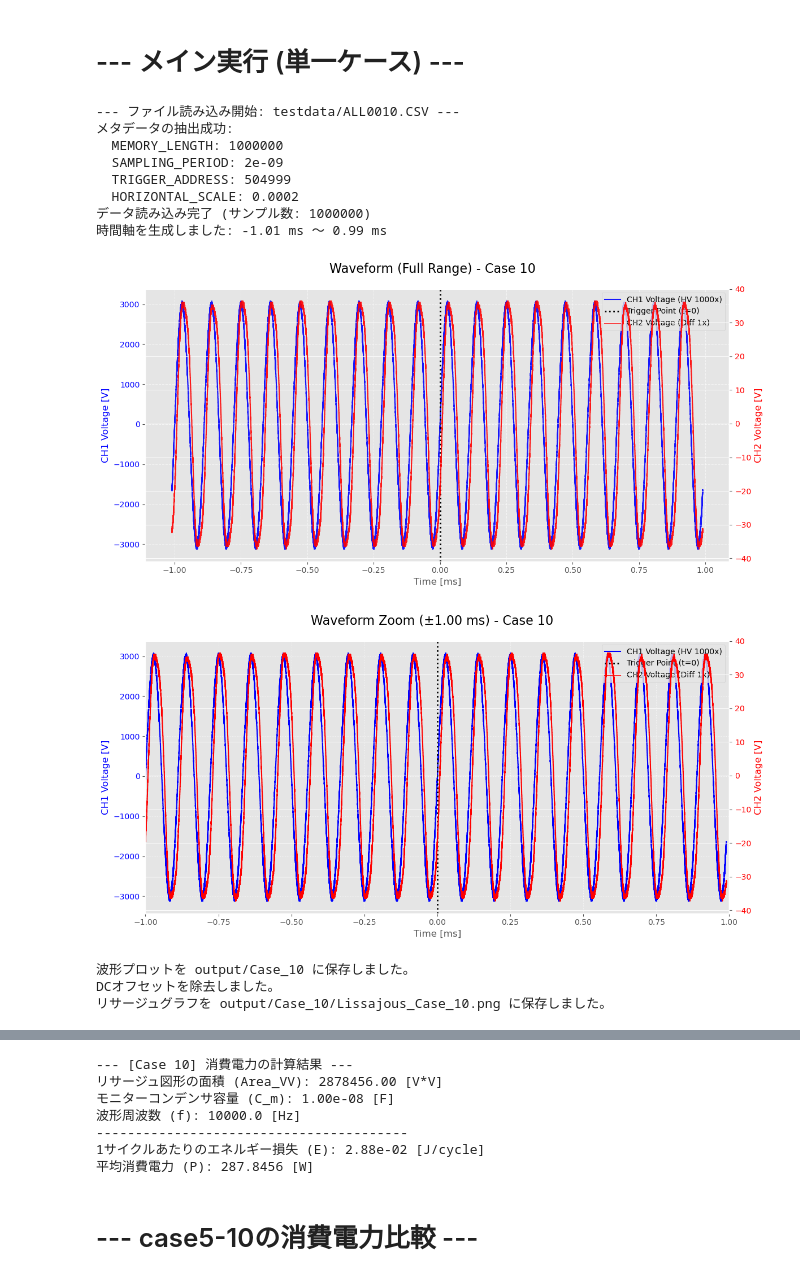
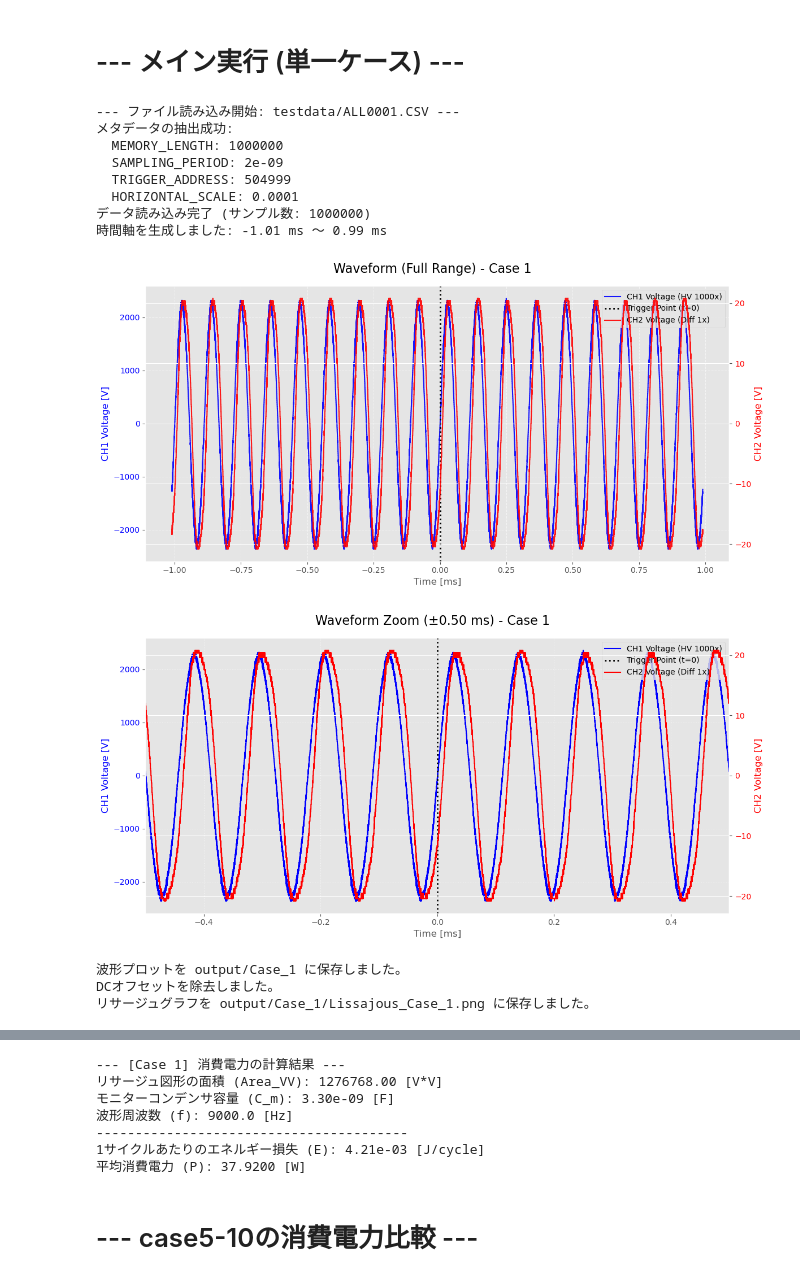
Before and after one commit to meso1007/Jupyter-VQ-Analysis, a Jupyter notebook: vq_analysis.ipynb, the cells around one changed output, grey strips where cells are left out. Drawn from its saved outputs; the diff is of its cells as text; code cells hidden in the pictures.

```diff
--- a/vq_analysis.ipynb
+++ b/vq_analysis.ipynb
@@ -22,13 +22,16 @@ print("ライブラリのインポート完了。")
 # 保存先フォルダ名
 OUTPUT_DIR = 'output'
 
-caseNum = 10
-
 # モニターコンデンサの容量 [F]
-C_m_Farad = 10E-9  # 例: 10 nF (10 * 10^-9 F)
+C_m_Farad = 3300E-12    # 3300[pF]
 
 # 波形の周波数 [Hz] 電源の周波数
 f_Hz = 9000.0
+
+# ★★★ 追加 ★★★
+# デバイスの長さ [m] (W/m の計算用)
+# 9.81 cm = 0.0981 m
+device_length_meters = 0.0981
 
 #保存先
 FILENAME_TEMPLATE = 'testdata/ALL{caseNum:04d}.CSV'
@@ -46,6 +49,9 @@ if not os.path.exists(OUTPUT_DIR):
 ### CSVファイルからメタデータと電圧データを読み込む関数
 # %%
 def load_data_and_metadata(filename):
+    """
+    CSVファイルからメタデータと電圧データを読み込む関数 (修正版)
+    """
     print(f"--- ファイル読み込み開始: {filename} ---")
 
     # 1. メタデータの自動抽出
@@ -63,12 +69,18 @@ def load_data_and_metadata(filename):
                 if key in keys_to_extract and key not in metadata:
                     metadata[key] = row[1]
 
+        # 必要なキーが揃っているかチェック
+        for key in keys_to_extract:
+            if key not in metadata:
+                # 必要なキーが見つからなかった場合、KeyErrorを発生させる
+                raise KeyError(f"必要なキー '{key}' がヘッダーに見つかりません。")
+
         # 2. メタデータの型変換
         meta_typed = {
-            'MEMORY_LENGTH(レコード長)': int(metadata['Memory Length']),
-            'SAMPLING_PERIOD(時間間隔)': float(metadata['Sampling Period']),
-            'TRIGGER_ADDRESS(トリガーアドレス)': int(metadata['Trigger Address']),
-            'HORIZONTAL_SCALE(水平スケール)': float(metadata['Horizontal Scale'])
+            'MEMORY_LENGTH': int(metadata['Memory Length']),
+            'SAMPLING_PERIOD': float(metadata['Sampling Period']),
+            'TRIGGER_ADDRESS': int(metadata['Trigger Address']),
+            'HORIZONTAL_SCALE': float(metadata['Horizontal Scale'])
         }
         print("メタデータの抽出成功:")
         for key, val in meta_typed.items():
@@ -76,15 +88,15 @@ def load_data_and_metadata(filename):
 
     except FileNotFoundError:
         print(f"エラー: ファイル {filename} が見つかりません。")
-        return None, None
+        return None, None, None # ★修正1: 戻り値を3つに
     except Exception as e:
         print(f"メタデータ抽出エラー: {e}")
-        return None, None
+        return None, None, None # ★修正1: 戻り値を3つに
 
     # 3. データ本体の読み込み
     df = pd.read_csv(
         filename,
-        skiprows={skipRowNum},
+        skiprows=skipRowNum, # ★修正2: 波括弧 {} を削除
         header=None,
         usecols=[1, 3], #時間の値は必要ないので排除
         names=['CH1_VOLTAGE', 'CH2_VOLTAGE']
@@ -240,42 +250,43 @@ def run_single_case_analysis(caseNum, base_output_dir, C_m_Farad, f_Hz):
 # %%
 
 # ★★★ 解析したいケース番号を指定 ★★★
+caseNum = 1
 
 
 # -----------------------------------
 # 1. データの読み込み (Cell 3 の関数を呼び出し)
 filename = FILENAME_TEMPLATE.format(caseNum=caseNum)
 metadata, CH1_V, CH2_V = load_data_and_metadata(filename)
 
 if metadata:
     # 2. 時間軸の計算
     Time_ms = calculate_time_axis(metadata)
 
     # 3. 波形プロット (必要なければこの行をコメントアウト)
     plot_waveforms(Time_ms, CH1_V, CH2_V, metadata['HORIZONTAL_SCALE'], caseNum, OUTPUT_DIR)
 
     # 4. DCオフセット除去
     CH1_AC, CH2_AC = calculate_ac_components(CH1_V, CH2_V)
 
     # 5. リサージュグラフの描画と保存
     plot_and_save_lissajous(CH1_AC, CH2_AC, caseNum, OUTPUT_DIR)
 
     # 6. 消費電力の計算
     Power, Area = calculate_power(CH1_AC, CH2_AC, C_m_Farad, f_Hz, caseNum)
 
 else:
     print(f"Case {caseNum} の処理をスキップしました (ファイルエラー)。")
 # %% [output]
---- ファイル読み込み開始: testdata/ALL0010.CSV ---
+--- ファイル読み込み開始: testdata/ALL0001.CSV ---
 メタデータの抽出成功:
   MEMORY_LENGTH: 1000000
   SAMPLING_PERIOD: 2e-09
   TRIGGER_ADDRESS: 504999
-  HORIZONTAL_SCALE: 0.0002
+  HORIZONTAL_SCALE: 0.0001
 データ読み込み完了 (サンプル数: 1000000)
 時間軸を生成しました: -1.01 ms ～ 0.99 ms
-[figure, old version]
+[figure, new version]
-[figure, old version]
+[figure, new version]
-波形プロットを output/Case_10 に保存しました。
+波形プロットを output/Case_1 に保存しました。
 DCオフセットを除去しました。
-リサージュグラフを output/Case_10/Lissajous_Case_10.png に保存しました。
+リサージュグラフを output/Case_1/Lissajous_Case_1.png に保存しました。
@@ -283,10 +294,10 @@ DCオフセットを除去しました。
---- [Case 10] 消費電力の計算結果 ---
-リサージュ図形の面積 (Area_VV): 2878456.00 [V*V]
-モニターコンデンサ容量 (C_m): 1.00e-08 [F]
-波形周波数 (f): 10000.0 [Hz]
+--- [Case 1] 消費電力の計算結果 ---
+リサージュ図形の面積 (Area_VV): 1276768.00 [V*V]
+モニターコンデンサ容量 (C_m): 3.30e-09 [F]
+波形周波数 (f): 9000.0 [Hz]
 ----------------------------------------
-1サイクルあたりのエネルギー損失 (E): 2.88e-02 [J/cycle]
-平均消費電力 (P): 287.8456 [W]
+1サイクルあたりのエネルギー損失 (E): 4.21e-03 [J/cycle]
+平均消費電力 (P): 37.9200 [W]
 # %% [markdown]
 # --- case5-10の消費電力比較 ---
 # %%
```
Also changed, not shown: parts of 3 cells of this notebook.
